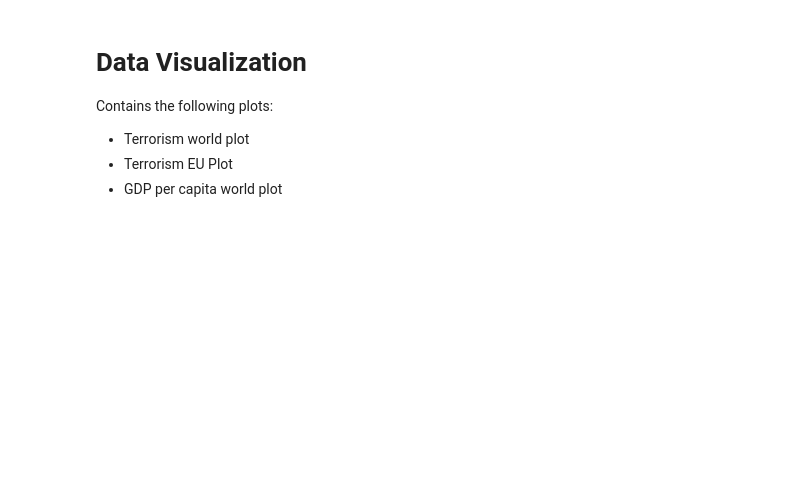
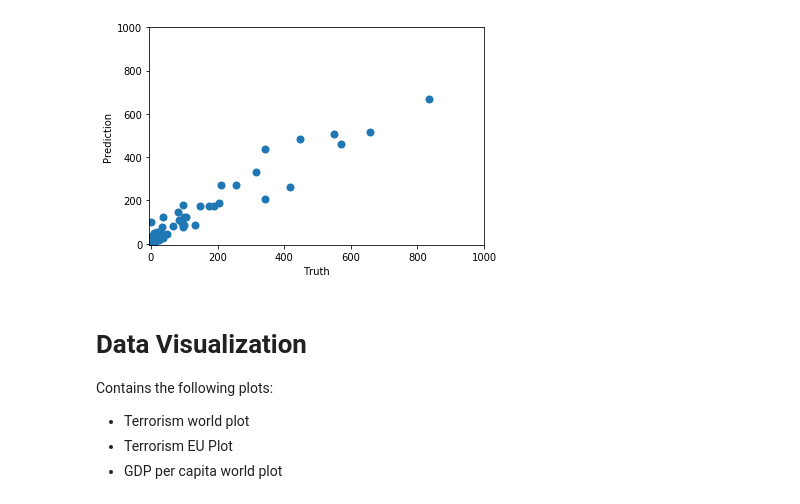
Before and after one commit to msieder/terror, a Jupyter notebook: Terror.ipynb, the cells around one changed output. Cells and saved outputs as stored; diff of their text form; code cells hidden in the pictures; blank space fills up the shorter version.

```diff
--- a/Terror.ipynb
+++ b/Terror.ipynb
@@ -124,4 +156,6 @@ life[life.keys()[2:30]] = life[life.keys()[2:30]].interpolate(method="linear",li
 # %%
+terror = terror[terror.Killed<350]
+
 terror = terror.replace({'Country': {"Russia":"Russian Federation",
                                      "Czech Republic":"Czechia",
                                      "Slovak Republic":"Slovakia",
@@ -278,3 +558,12 @@ plt.show()
+# %%
+plt.scatter(Y3_test, pred_tree3, linewidth=2)
+plt.xlabel("Truth")
+plt.ylabel("Prediction")
+plt.xlim(-5, 1000)
+plt.ylim(-5, 1000)
+plt.show()
+# %% [output]
+[figure, added]
 # %% [markdown]
 # Data Visualization
 Contains the following plots:
```
Also changed, not shown: parts of 34 cells of this notebook, 1 other file.
